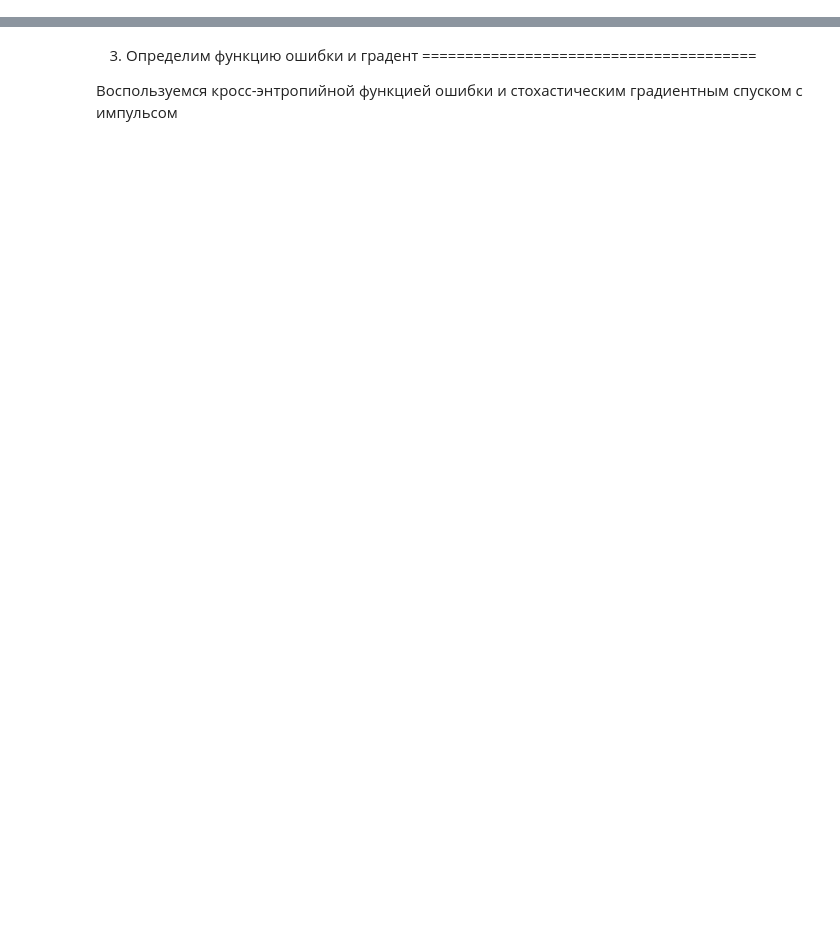
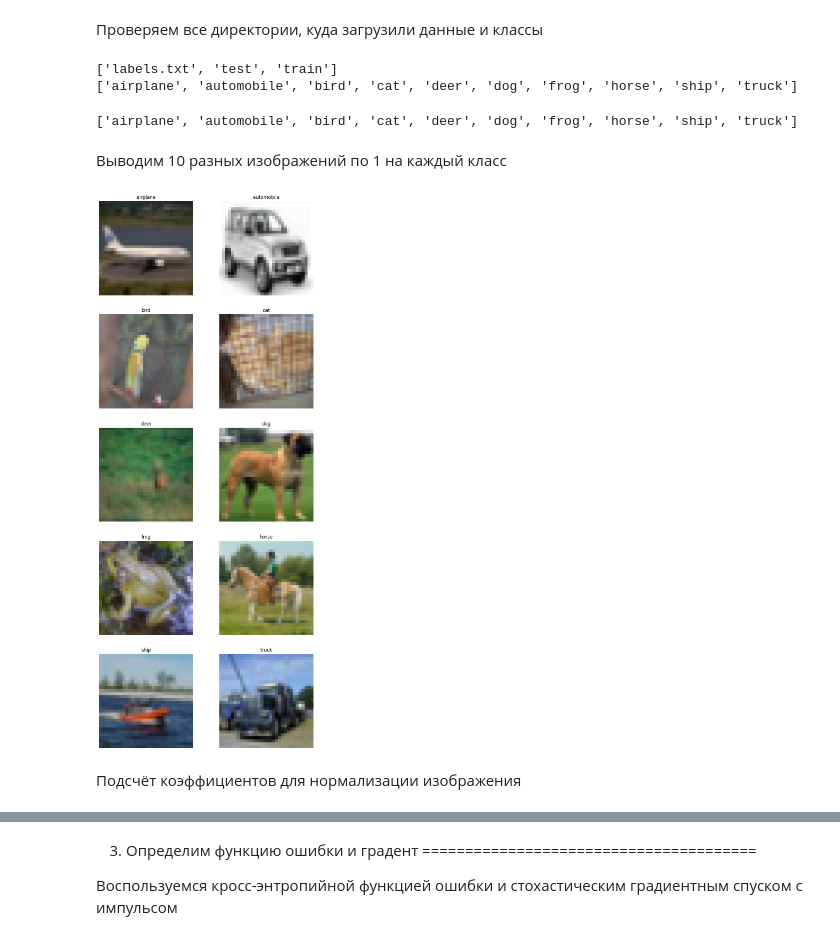
Before and after one commit to Serebro1/DeepLearning_2lab, a Jupyter notebook: module.ipynb, the cells around one changed output, grey strips where cells are left out. Cells and saved outputs as stored; diff of their text form; code cells hidden in the pictures; blank space fills up the shorter version.

```diff
--- a/module.ipynb
+++ b/module.ipynb
@@ -207,0 +22,40 @@ net = Net()
+# %%
+data_dir = untar_data(URLs.CIFAR)
+data_dir = str(data_dir)
+# %% [markdown]
+Проверяем все директории, куда загрузили данные и классы
+# %%
+print(os.listdir(data_dir))
+classes = os.listdir(data_dir + "/train")
+print(classes)
+# %% [output]
+['labels.txt', 'test', 'train']
+['airplane', 'automobile', 'bird', 'cat', 'deer', 'dog', 'frog', 'horse', 'ship', 'truck']
+# %%
+
+classes = os.listdir(data_dir + "/test")
+print(classes)
+# %% [output]
+['airplane', 'automobile', 'bird', 'cat', 'deer', 'dog', 'frog', 'horse', 'ship', 'truck']
+# %% [markdown]
+Выводим 10 разных изображений по 1 на каждый класс
+# %%
+def show_images(dataset='train'):
+    next_pix= []
+    # Parameters for our graph; we'll output images in a 5x2 configuration
+    nrows = 5
+    ncols = 2
+
+    fig = plt.gcf()
+    fig.set_size_inches(ncols * 5, nrows * 5)
+    for i in range(len(classes)):
+        next_pix.append(os.path.join(data_dir,dataset,classes[i]))
+        img = mpimg.imread(os.path.join(next_pix[i],random.choice(os.listdir(next_pix[i]))))
+        # Set up subplot; subplot indices start at 1
+        sp = plt.subplot(nrows, ncols, i + 1)
+        sp.axis('Off') # Don't show axes (or gridlines)
+        plt.imshow(img)
+        plt.title(classes[i])
+show_images('test')
+# %% [output]
+[figure, added]
@@ -207,0 +65,2 @@ net = Net()
+# %% [markdown]
+Подсчёт коэффициентов для нормализации изображения
```
Also changed, not shown: parts of 56 cells of this notebook, 1 other file.
